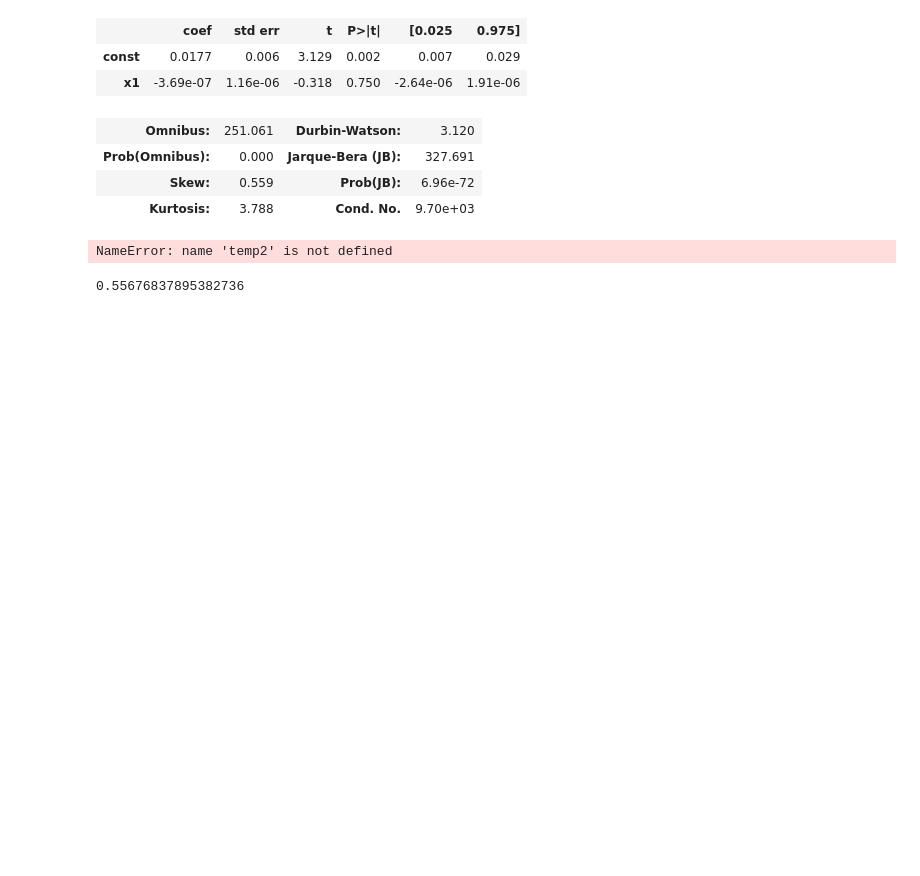
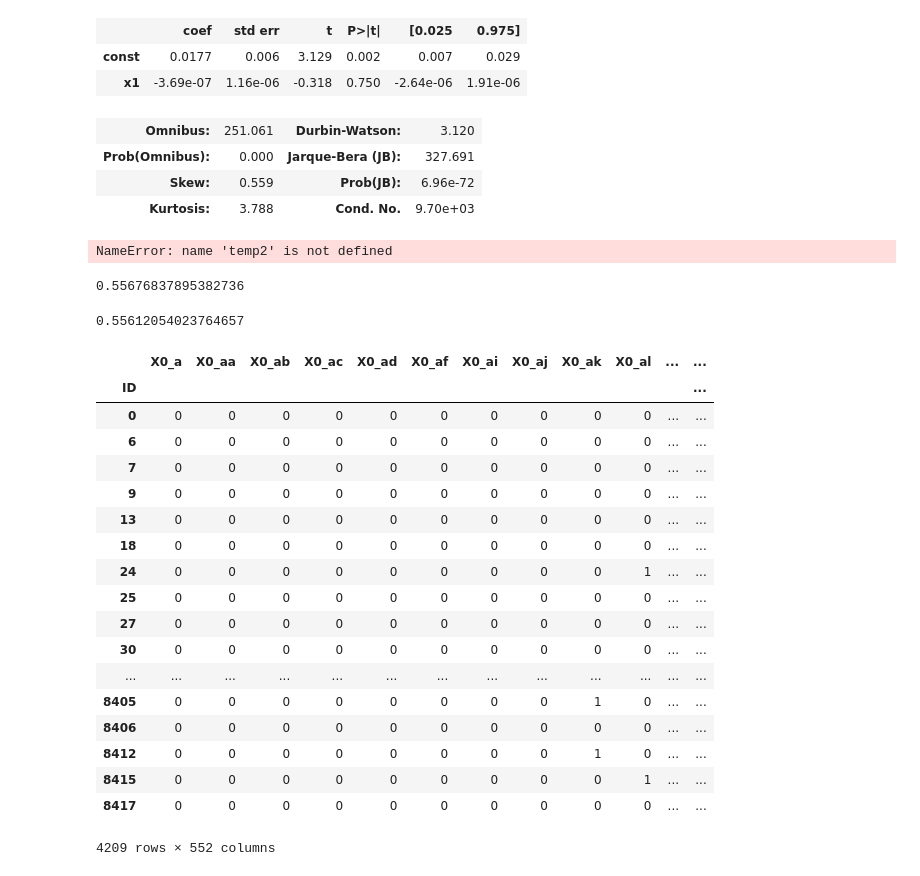
Before and after one commit to JakeTheWise/MercedesKaggle, a Jupyter notebook: EDA.ipynb, the cells around one changed output. Saved outputs shown, nothing was run; the diff lists cells and outputs as text; code cells hidden in the pictures; blank space fills up the shorter version.

Commit message:
added cleaned and one-hot-encoded data at 'data/noConst_and_OHE.p'

```diff
--- a/EDA.ipynb
+++ b/EDA.ipynb
@@ -126,5 +124,11 @@ pred = svr.predict(x2)
-# %%
-from sklearn.metrics import r2_score
-r2_score(y2, pred)
-# %% [output]
-0.55676837895382736
+# %%
+%%time
+svr1 = SVR(kernel='linear').fit(x1, y1)
+svr2 = LinearSVR(random_state=RS).fit(x1, y1)
+pred1 = svr1.predict(x2)
+pred2 = svr2.predict(x2)
+r2_score(y2, pred1)
+r2_score(y2, pred2)
+# %% [output]
+0.55676837895382736
+0.55612054023764657
@@ -130,0 +137,22 @@ r2_score(y2, pred)
+# %%
+pd.read_pickle('data/noConst_and_OHE.p')
+# %% [output]
+|  | X0_a | X0_aa | X0_ab | X0_ac | X0_ad | X0_af | X0_ai | X0_aj | X0_ak | X0_al | ... | ... |
+| ID |  |  |  |  |  |  |  |  |  |  |  | ... |
+| 0 | 0 | 0 | 0 | 0 | 0 | 0 | 0 | 0 | 0 | 0 | ... | ... |
+| 6 | 0 | 0 | 0 | 0 | 0 | 0 | 0 | 0 | 0 | 0 | ... | ... |
+| 7 | 0 | 0 | 0 | 0 | 0 | 0 | 0 | 0 | 0 | 0 | ... | ... |
+| 9 | 0 | 0 | 0 | 0 | 0 | 0 | 0 | 0 | 0 | 0 | ... | ... |
+| 13 | 0 | 0 | 0 | 0 | 0 | 0 | 0 | 0 | 0 | 0 | ... | ... |
+| 18 | 0 | 0 | 0 | 0 | 0 | 0 | 0 | 0 | 0 | 0 | ... | ... |
+| 24 | 0 | 0 | 0 | 0 | 0 | 0 | 0 | 0 | 0 | 1 | ... | ... |
+| 25 | 0 | 0 | 0 | 0 | 0 | 0 | 0 | 0 | 0 | 0 | ... | ... |
+| 27 | 0 | 0 | 0 | 0 | 0 | 0 | 0 | 0 | 0 | 0 | ... | ... |
+| 30 | 0 | 0 | 0 | 0 | 0 | 0 | 0 | 0 | 0 | 0 | ... | ... |
+| ... | ... | ... | ... | ... | ... | ... | ... | ... | ... | ... | ... | ... |
+| 8405 | 0 | 0 | 0 | 0 | 0 | 0 | 0 | 0 | 1 | 0 | ... | ... |
+| 8406 | 0 | 0 | 0 | 0 | 0 | 0 | 0 | 0 | 0 | 0 | ... | ... |
+| 8412 | 0 | 0 | 0 | 0 | 0 | 0 | 0 | 0 | 1 | 0 | ... | ... |
+| 8415 | 0 | 0 | 0 | 0 | 0 | 0 | 0 | 0 | 0 | 1 | ... | ... |
+| 8417 | 0 | 0 | 0 | 0 | 0 | 0 | 0 | 0 | 0 | 0 | ... | ... |
+4209 rows × 552 columns
```
Also changed, not shown: parts of 4 cells of this notebook, 1 other file.
